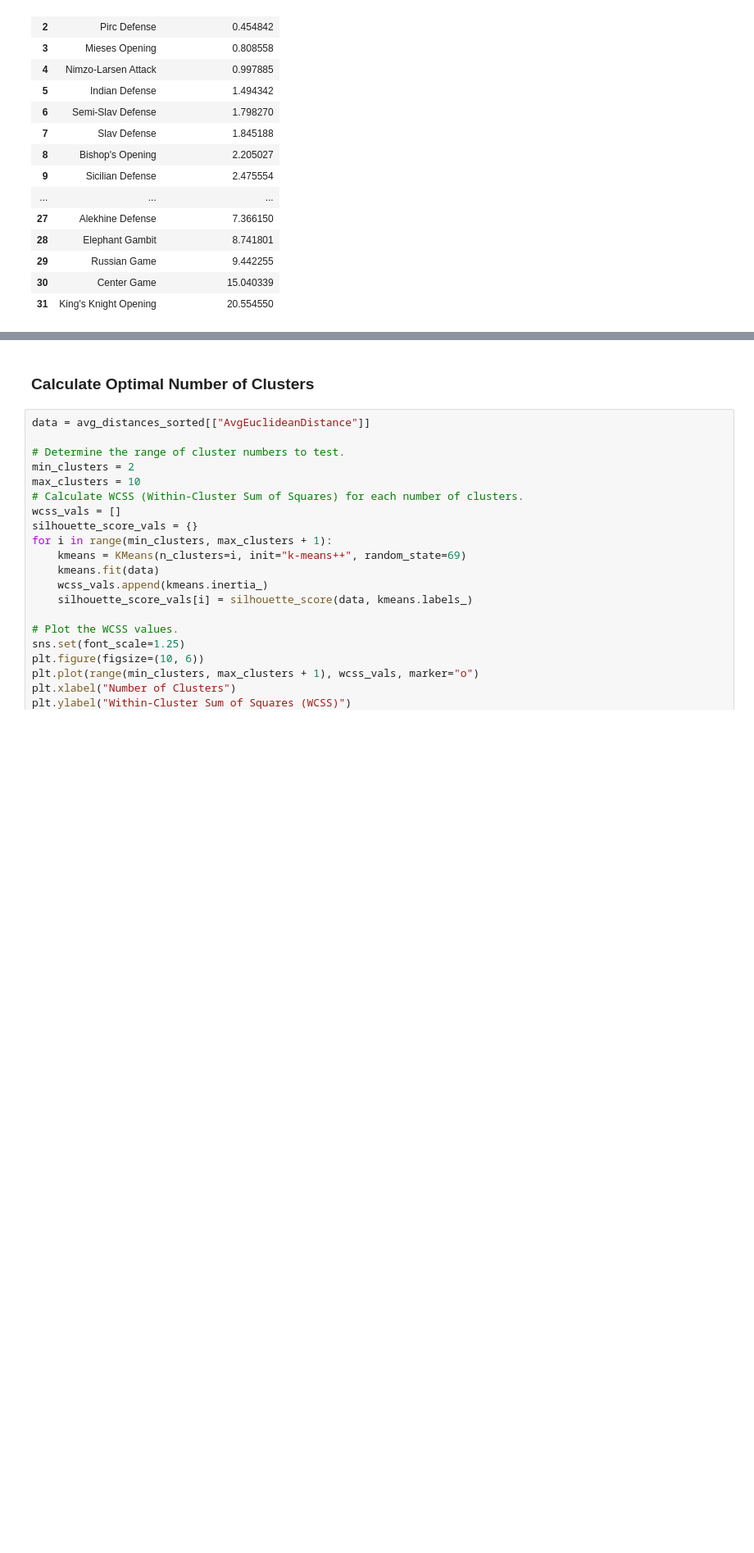
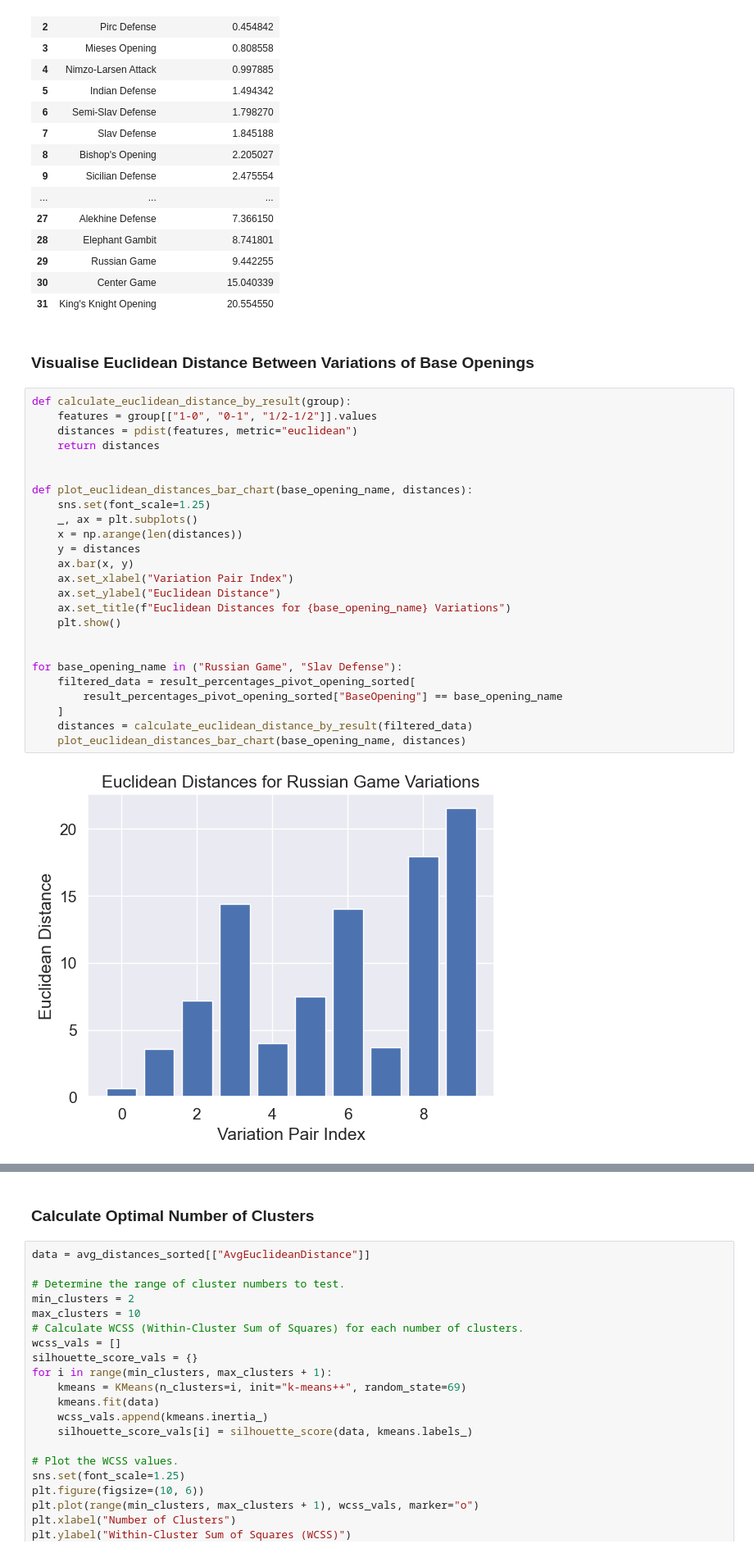
Before and after one commit to IsaacCheng9/machine-learning-in-chess, a Jupyter notebook: src/analyse_chess_data.ipynb, the cells around one changed output, grey strips where cells are left out. Shown at 82% size. Saved outputs shown, nothing was run; the diff lists cells and outputs as text; blank space fills up the shorter version.

Commit message:
Add examples of Euclidean distances for opening variations

```diff
--- a/src/analyse_chess_data.ipynb
+++ b/src/analyse_chess_data.ipynb
@@ -2769,3 +2769,32 @@ display(avg_distances_sorted_ascending)
 | 29 | Russian Game | 9.442255 |
 | 30 | Center Game | 15.040339 |
 | 31 | King's Knight Opening | 20.554550 |
+# %% [markdown]
+### Visualise Euclidean Distance Between Variations of Base Openings
+# %%
+def calculate_euclidean_distance_by_result(group):
+    features = group[["1-0", "0-1", "1/2-1/2"]].values
+    distances = pdist(features, metric="euclidean")
+    return distances
+
+
+def plot_euclidean_distances_bar_chart(base_opening_name, distances):
+    sns.set(font_scale=1.25)
+    _, ax = plt.subplots()
+    x = np.arange(len(distances))
+    y = distances
+    ax.bar(x, y)
+    ax.set_xlabel("Variation Pair Index")
+    ax.set_ylabel("Euclidean Distance")
+    ax.set_title(f"Euclidean Distances for {base_opening_name} Variations")
+    plt.show()
+
+
+for base_opening_name in ("Russian Game", "Slav Defense"):
+    filtered_data = result_percentages_pivot_opening_sorted[
+        result_percentages_pivot_opening_sorted["BaseOpening"] == base_opening_name
+    ]
+    distances = calculate_euclidean_distance_by_result(filtered_data)
+    plot_euclidean_distances_bar_chart(base_opening_name, distances)
+# %% [output]
+[figure, added]
```
Also changed, not shown: parts of 1 cell of this notebook, 5 other files.
